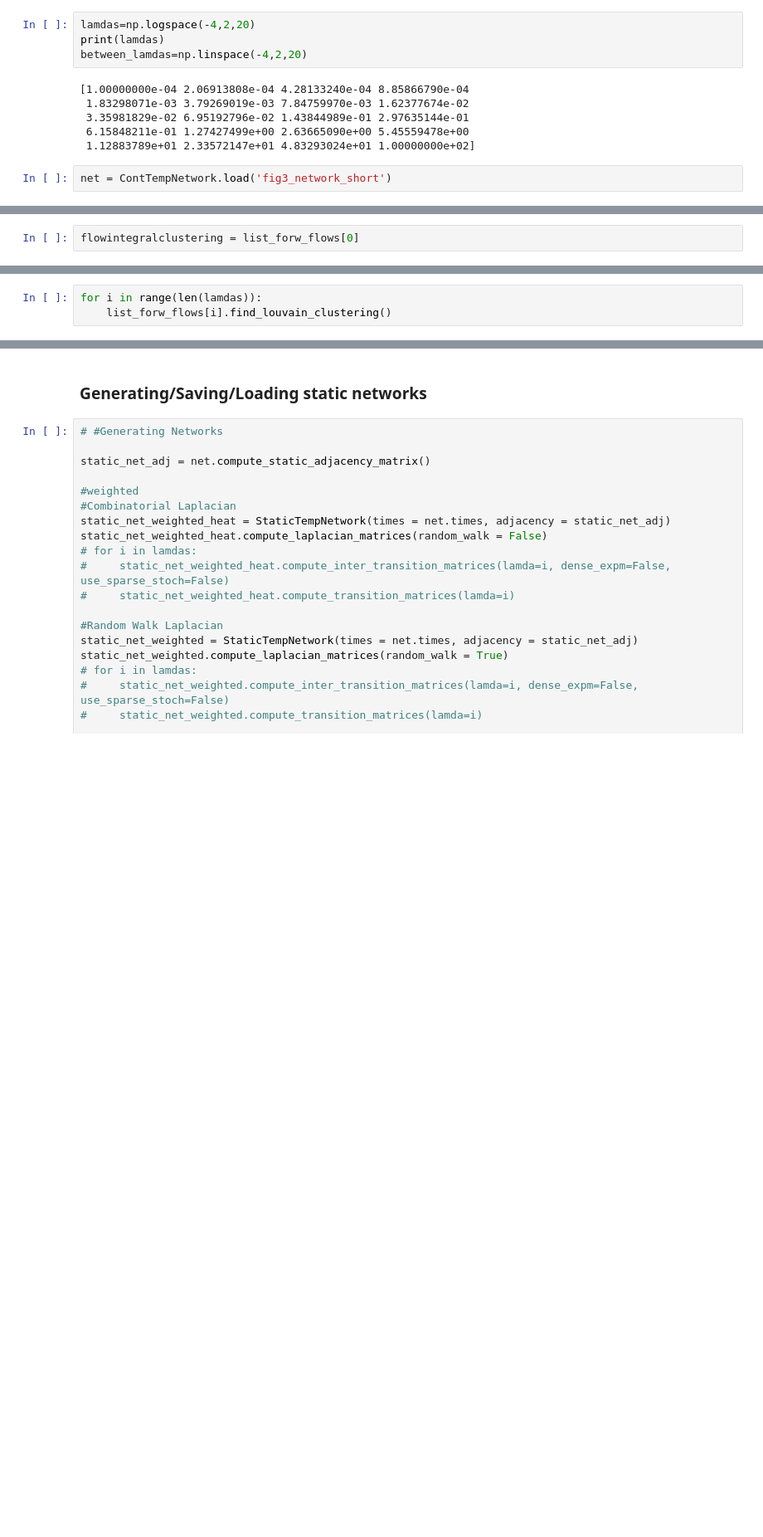
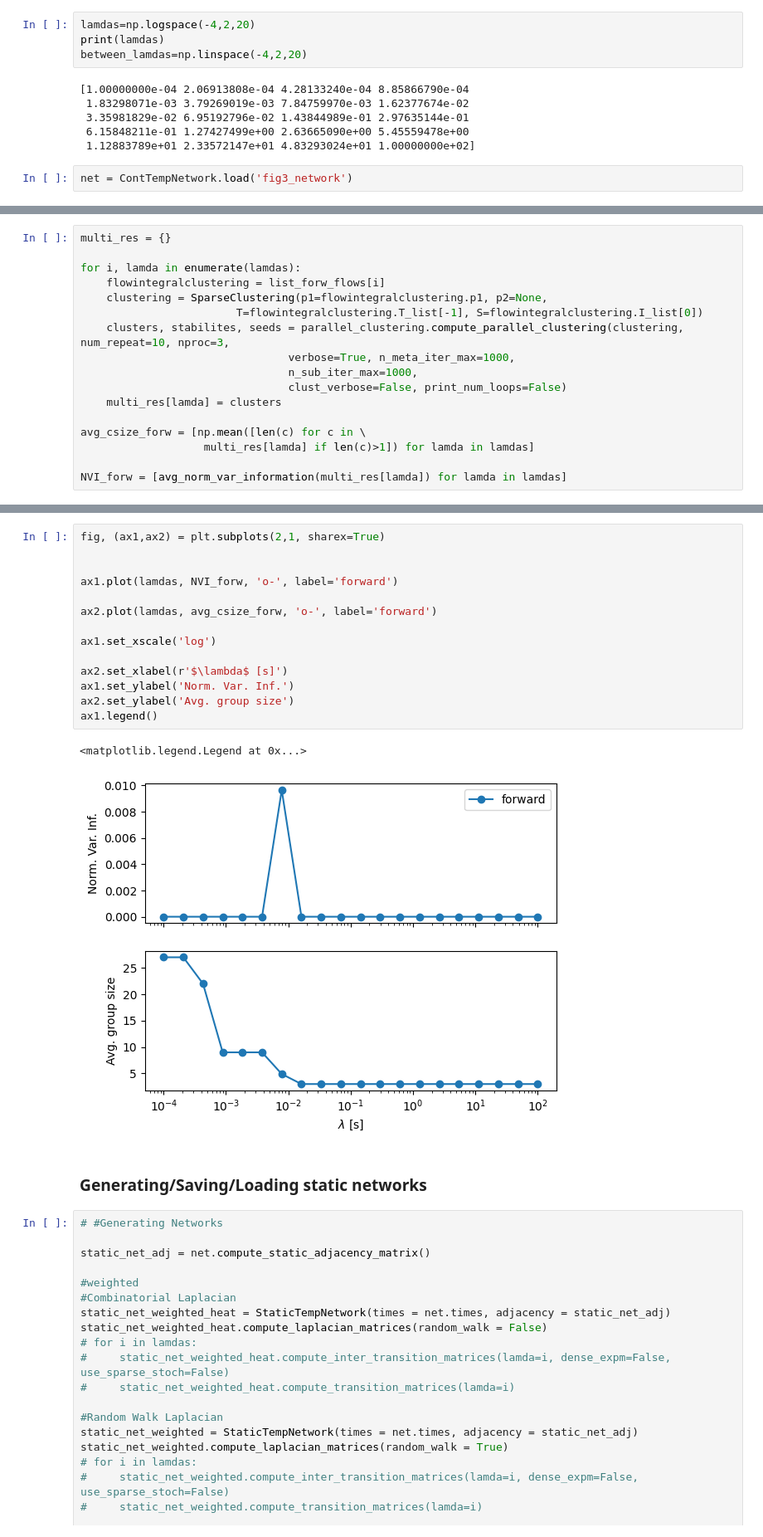
Before and after one commit to samuelkoovely/flow_stability, a Jupyter notebook: test_one_time.ipynb, the cells around one changed output, grey strips where cells are left out. Shown at 83% size. Saved outputs shown, nothing was run; the diff lists cells and outputs as text; blank space fills up the shorter version.

Commit message:
Update test_one_time.ipynb
working experiment of parallel computing and average NMI

```diff
--- a/test_one_time.ipynb
+++ b/test_one_time.ipynb
@@ -28,7 +28,7 @@ between_lamdas=np.linspace(-4,2,20)
  6.15848211e-01 1.27427499e+00 2.63665090e+00 5.45559478e+00
  1.12883789e+01 2.33572147e+01 4.83293024e+01 1.00000000e+02]
 # %%
-net = ContTempNetwork.load('fig3_network_short')
+net = ContTempNetwork.load('fig3_network')
 # %%
 list_forw_flows = []
 
@@ -57,2 +56,0 @@ integral took 0.12s
-# %%
-flowintegralclustering = list_forw_flows[0]
@@ -70,3 +71,0 @@ AttributeError: 'FlowIntegralClustering' object has no attribute 'p2'
-# %%
-for i in range(len(lamdas)):
-    list_forw_flows[i].find_louvain_clustering()
@@ -74,0 +75,17 @@ list_forw_flows[18].clustering[0]
+# %%
+multi_res = {}
+
+for i, lamda in enumerate(lamdas):
+    flowintegralclustering = list_forw_flows[i]
+    clustering = SparseClustering(p1=flowintegralclustering.p1, p2=None,
+                        T=flowintegralclustering.T_list[-1], S=flowintegralclustering.I_list[0])
+    clusters, stabilites, seeds = parallel_clustering.compute_parallel_clustering(clustering, num_repeat=10, nproc=3,
+                                verbose=True, n_meta_iter_max=1000,
+                                n_sub_iter_max=1000,
+                                clust_verbose=False, print_num_loops=False)
+    multi_res[lamda] = clusters
+
+avg_csize_forw = [np.mean([len(c) for c in \
+                   multi_res[lamda] if len(c)>1]) for lamda in lamdas]
+
+NVI_forw = [avg_norm_var_information(multi_res[lamda]) for lamda in lamdas]
@@ -75,3 +110,20 @@ list_forw_flows[18].clustering[0]
+# %%
+fig, (ax1,ax2) = plt.subplots(2,1, sharex=True)
+
+
+ax1.plot(lamdas, NVI_forw, 'o-', label='forward')
+
+ax2.plot(lamdas, avg_csize_forw, 'o-', label='forward')
+
+ax1.set_xscale('log')
+
+ax2.set_xlabel(r'$\lambda$ [s]')
+ax1.set_ylabel('Norm. Var. Inf.')
+ax2.set_ylabel('Avg. group size')
+ax1.legend()
+# %% [output]
+<matplotlib.legend.Legend at 0x...>
+[figure, added]
 # %% [markdown]
 ### Generating/Saving/Loading static networks
 # %%
```
Also changed, not shown: parts of 8 cells of this notebook.
